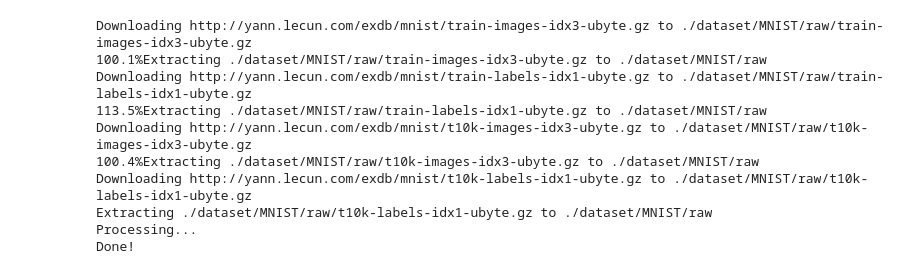
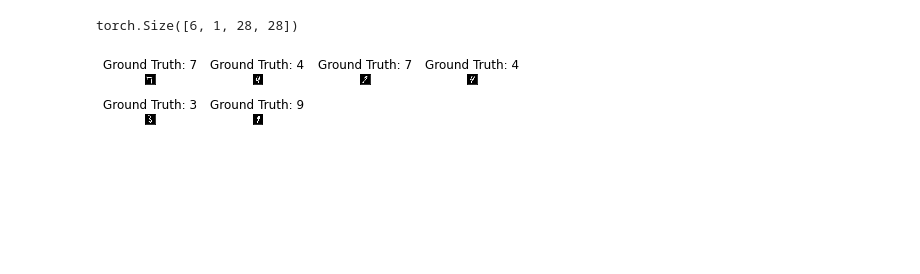
Before and after one commit to templierw/intelsys.mnist, a Jupyter notebook: pytorch.mnist.ipynb, the cells around one changed output. Saved outputs shown, nothing was run; the diff lists cells and outputs as text; code cells hidden in the pictures; blank space fills up the shorter version.

Commit message:
some utils functions

```diff
--- a/pytorch.mnist.ipynb
+++ b/pytorch.mnist.ipynb
@@ -1,20 +1,44 @@
-# %%
-from torchvision import datasets as dt, transforms
-
-xy_trainPT = dt.MNIST(
-    root="./dataset/",
-    train=True,
-    download=True,
-    transform=transforms.Compose([transforms.ToTensor()]),
-)
-# %% [output]
-Downloading http://yann.lecun.com/exdb/mnist/train-images-idx3-ubyte.gz to ./dataset/MNIST/raw/train-images-idx3-ubyte.gz
-100.1%Extracting ./dataset/MNIST/raw/train-images-idx3-ubyte.gz to ./dataset/MNIST/raw
-Downloading http://yann.lecun.com/exdb/mnist/train-labels-idx1-ubyte.gz to ./dataset/MNIST/raw/train-labels-idx1-ubyte.gz
-113.5%Extracting ./dataset/MNIST/raw/train-labels-idx1-ubyte.gz to ./dataset/MNIST/raw
-Downloading http://yann.lecun.com/exdb/mnist/t10k-images-idx3-ubyte.gz to ./dataset/MNIST/raw/t10k-images-idx3-ubyte.gz
-100.4%Extracting ./dataset/MNIST/raw/t10k-images-idx3-ubyte.gz to ./dataset/MNIST/raw
-Downloading http://yann.lecun.com/exdb/mnist/t10k-labels-idx1-ubyte.gz to ./dataset/MNIST/raw/t10k-labels-idx1-ubyte.gz
-Extracting ./dataset/MNIST/raw/t10k-labels-idx1-ubyte.gz to ./dataset/MNIST/raw
-Processing...
-Done!
+# %%
+from torchvision import datasets as dt, transforms
+from torch.utils.data import DataLoader
+import matplotlib.pyplot as plt
+
+transform = transforms.Compose(
+    [transforms.ToTensor(),
+     transforms.Normalize((0.1307,), (0.3081,))])
+
+trainset = dt.MNIST(root='./dataset', train=True,
+                    download=True, transform=transform)
+
+trainloader = DataLoader(trainset, batch_size=6,
+                        shuffle=True, num_workers=2)
+
+testset = dt.MNIST(root='./dataset', train=False,
+                   download=True, transform=transform)
+
+testloader = DataLoader(testset, batch_size=6,
+                        shuffle=False, num_workers=2)
+# %%
+examples = enumerate(trainloader)
+batch_idx, (example_data, example_targets) = next(examples)
+example_data.shape
+# %% [output]
+torch.Size([6, 1, 28, 28])
+# %%
+def plotImages(samples, ground_truth, nb):
+    if len(samples) != len(ground_truth) or nb > len(ground_truth):
+        print("Cannot display the image(s) - please verify your parameters...")
+        return
+
+    fig = plt.figure()
+    for i in range(nb):
+        plt.subplot(nb+1%4,4,i+1)
+        plt.tight_layout()
+        plt.imshow(samples[i][0], cmap='gray', interpolation='none')
+        plt.title(f"Ground Truth: {ground_truth[i]}")
+        plt.xticks([])
+        plt.yticks([])
+# %%
+plotImages(example_data,example_targets , 6)
+# %% [output]
+[figure, added]
```
Also changed, not shown: parts of 4 cells of this notebook, 4 other files.
